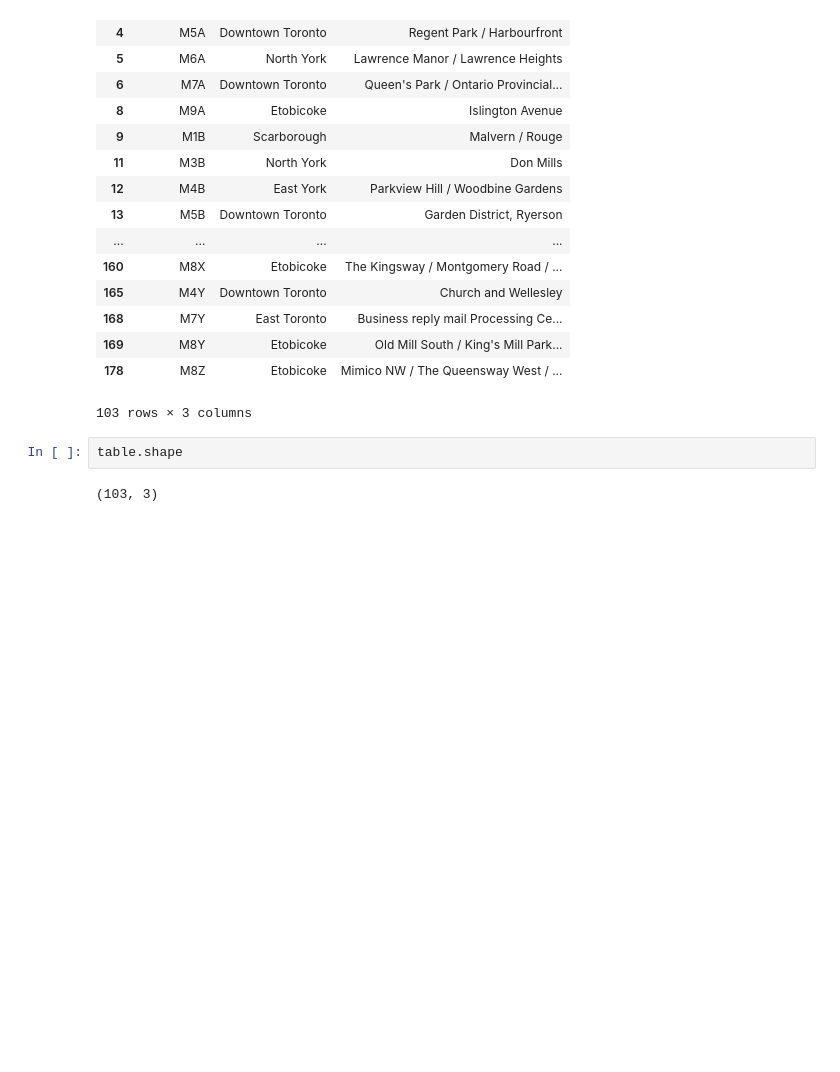
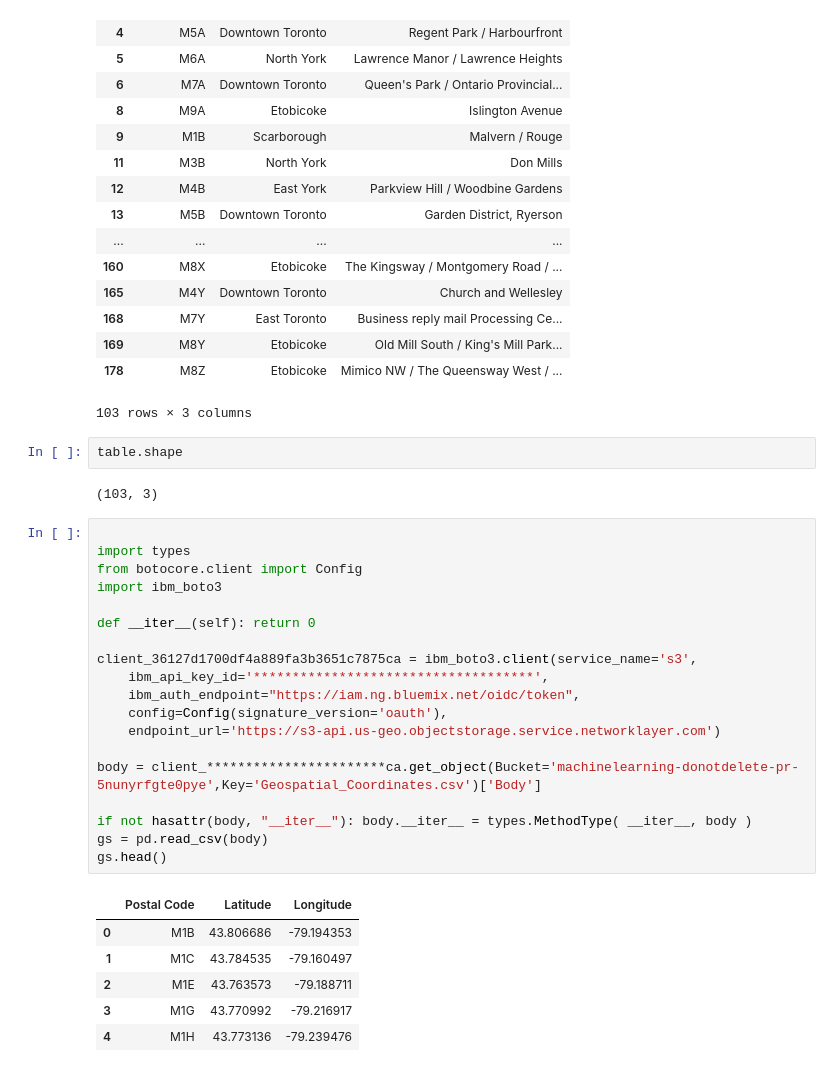
Before and after one commit to mayanknagory/Main-Projects, a Jupyter notebook: Assignment.ipynb, the cells around one changed output. Saved outputs shown, nothing was run; the diff lists cells and outputs as text; blank space fills up the shorter version.

```diff
--- a/Assignment.ipynb
+++ b/Assignment.ipynb
@@ -57,3 +45,29 @@ table
 table.shape
 # %% [output]
 (103, 3)
+# %%
+
+import types
+from botocore.client import Config
+import ibm_boto3
+
+def __iter__(self): return 0
+
+client_36127d1700df4a889fa3b3651c7875ca = ibm_boto3.client(service_name='s3',
+    ibm_api_key_id='************************************',
+    ibm_auth_endpoint="https://iam.ng.bluemix.net/oidc/token",
+    config=Config(signature_version='oauth'),
+    endpoint_url='https://s3-api.us-geo.objectstorage.service.networklayer.com')
+
+body = client_***********************ca.get_object(Bucket='machinelearning-donotdelete-pr-5nunyrfgte0pye',Key='Geospatial_Coordinates.csv')['Body']
+
+if not hasattr(body, "__iter__"): body.__iter__ = types.MethodType( __iter__, body )
+gs = pd.read_csv(body)
+gs.head()
+# %% [output]
+|  | Postal Code | Latitude | Longitude |
+| 0 | M1B | 43.806686 | -79.194353 |
+| 1 | M1C | 43.784535 | -79.160497 |
+| 2 | M1E | 43.763573 | -79.188711 |
+| 3 | M1G | 43.770992 | -79.216917 |
+| 4 | M1H | 43.773136 | -79.239476 |
```
Also changed, not shown: parts of 9 cells of this notebook.
